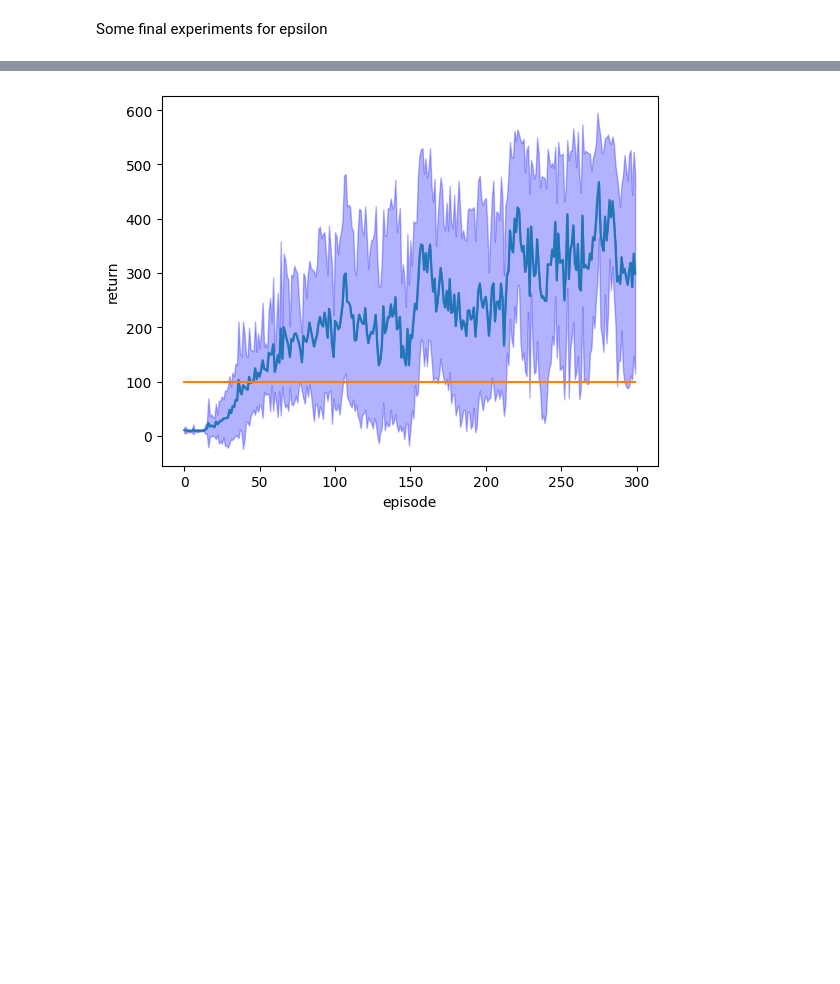
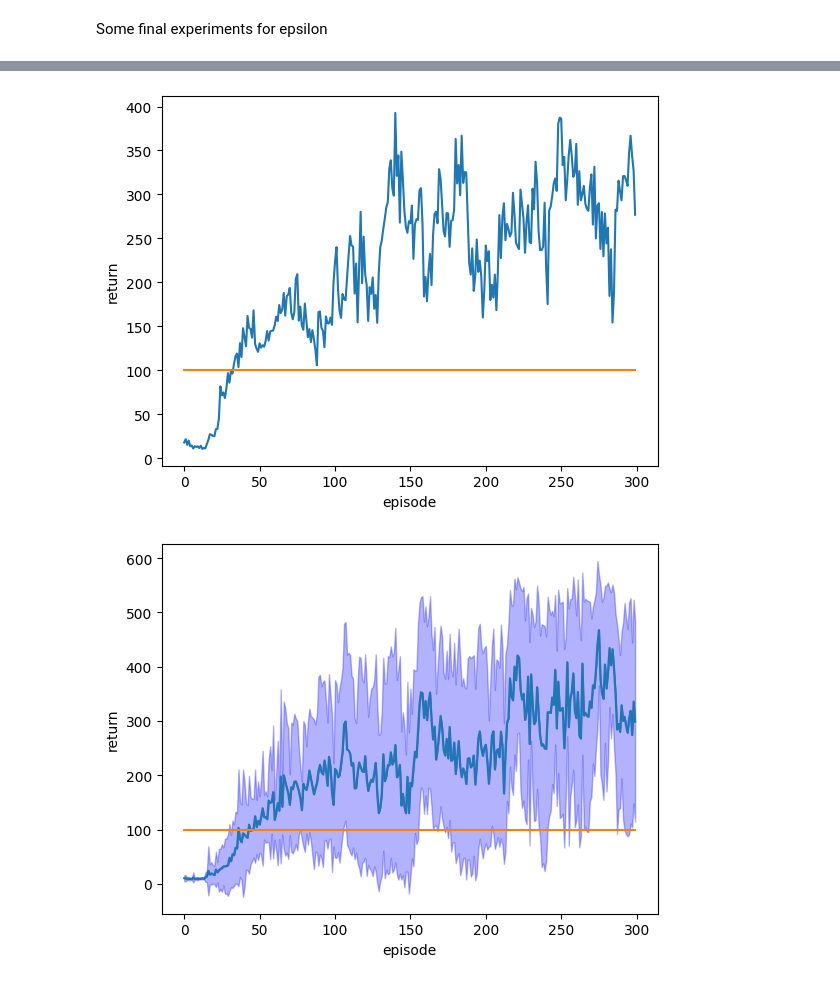
Before and after one commit to mitsides06/DQN-Hyperparameter-Tuning, a Jupyter notebook: coursework2.ipynb, the cells around one changed output, grey strips where cells are left out. Saved outputs shown, nothing was run; the diff lists cells and outputs as text; code cells hidden in the pictures; blank space fills up the shorter version.

```diff
--- a/coursework2.ipynb
+++ b/coursework2.ipynb
@@ -894,3 +1005,17 @@ best_stage
+# %%
+for idx, stage in enumerate(creative_2_results):
+    results = torch.tensor(stage)
+    means = results.float().mean(0)
+    plt.plot(torch.arange(300), means)
+    constant = [100] * 300
+    plt.plot(torch.arange(300), constant)
+
+
+    plt.ylabel("return")
+    plt.xlabel("episode")
+    plt.show()
+# %% [output]
+[figure, added]
 # %%
 # Plotting the learning curve
 # Placeholder plot, you are free to modify it
```
Also changed, not shown: parts of 10 cells of this notebook, 1 other file.
